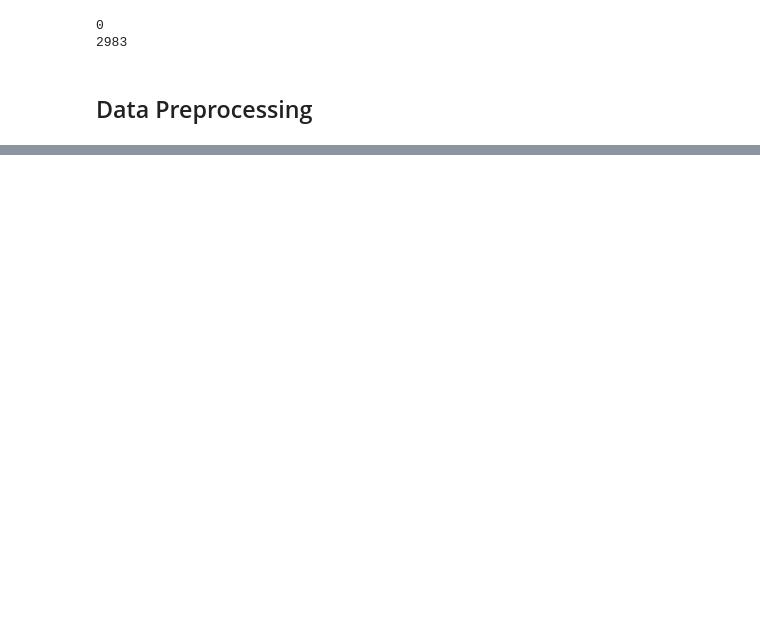
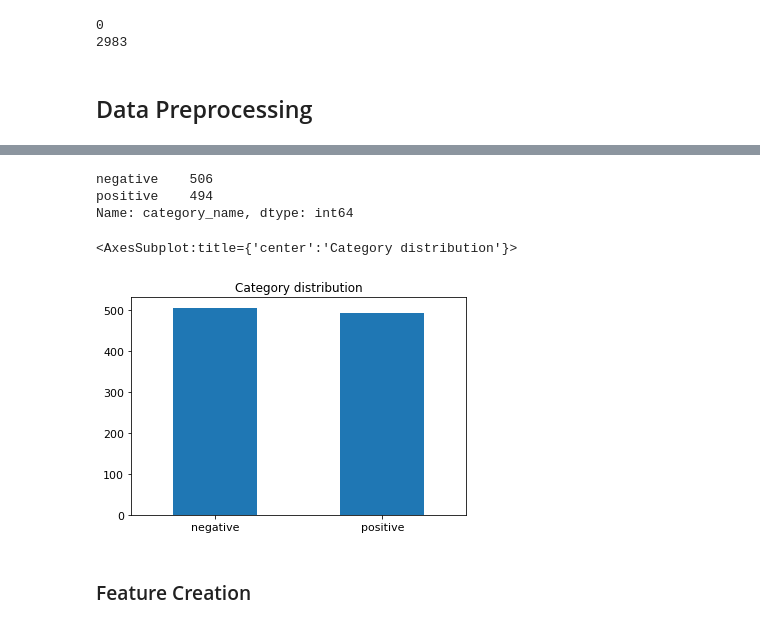
Before and after one commit to Friend838/DM2022-Lab1-Homework, a Jupyter notebook: Second_part.ipynb, the cells around one changed output, grey strips where cells are left out. Cells and saved outputs as stored; diff of their text form; code cells hidden in the pictures; blank space fills up the shorter version.

```diff
--- a/Second_part.ipynb
+++ b/Second_part.ipynb
@@ -169,0 +173,3 @@ print(len(X))
+# %%
+X_sample = X.sample(n=1000) #random state
+len(X_sample)
@@ -169,0 +205,15 @@ print(len(X))
+# %%
+print(X_sample.category_name.value_counts())
+
+# plot barchart for X_sample
+X_sample.category_name.value_counts().plot(kind = 'bar',
+                                    title = 'Category distribution',
+                                    rot = 0, fontsize = 11)
+# %% [output]
+negative    506
+positive    494
+Name: category_name, dtype: int64
+<AxesSubplot:title={'center':'Category distribution'}>
+[figure, added]
+# %% [markdown]
+### Feature Creation
```
Also changed, not shown: parts of 47 cells of this notebook, 1 other file.
